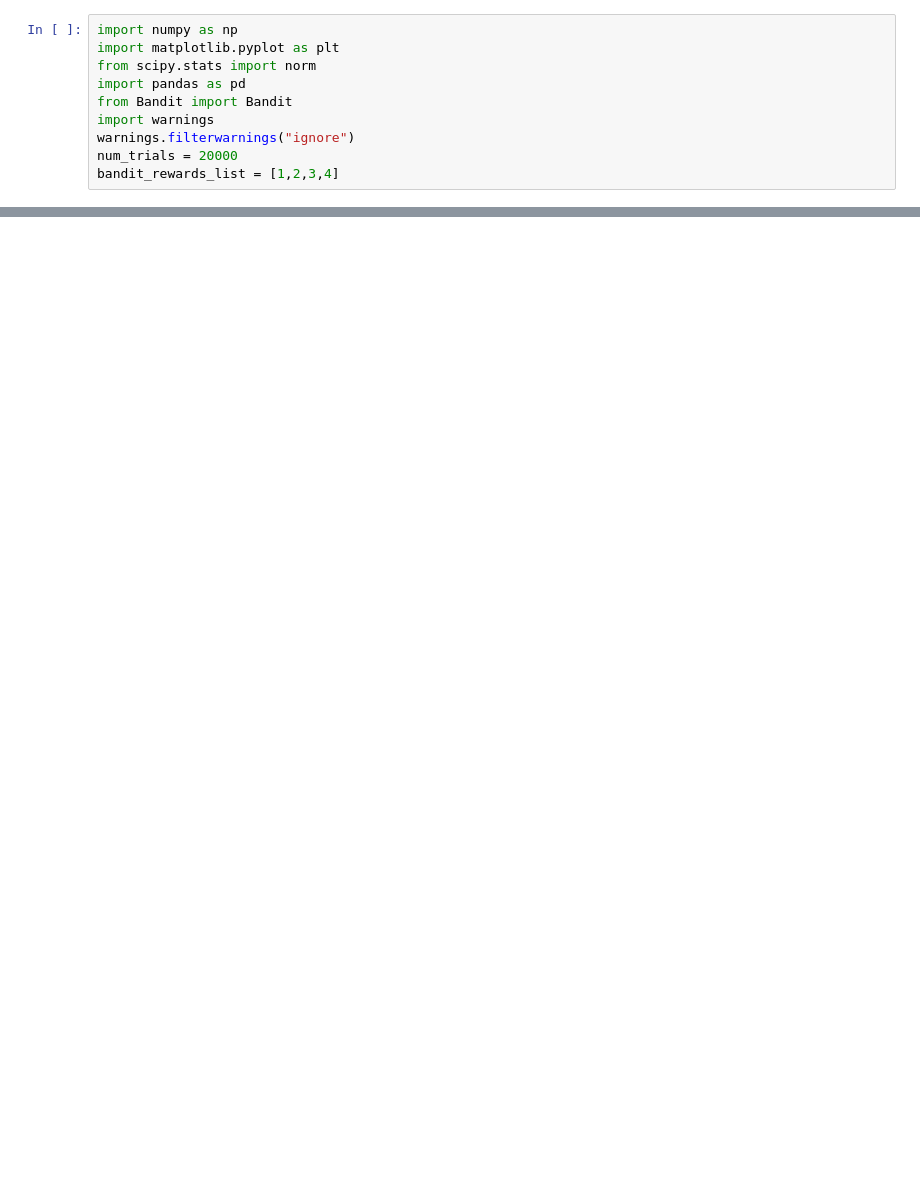
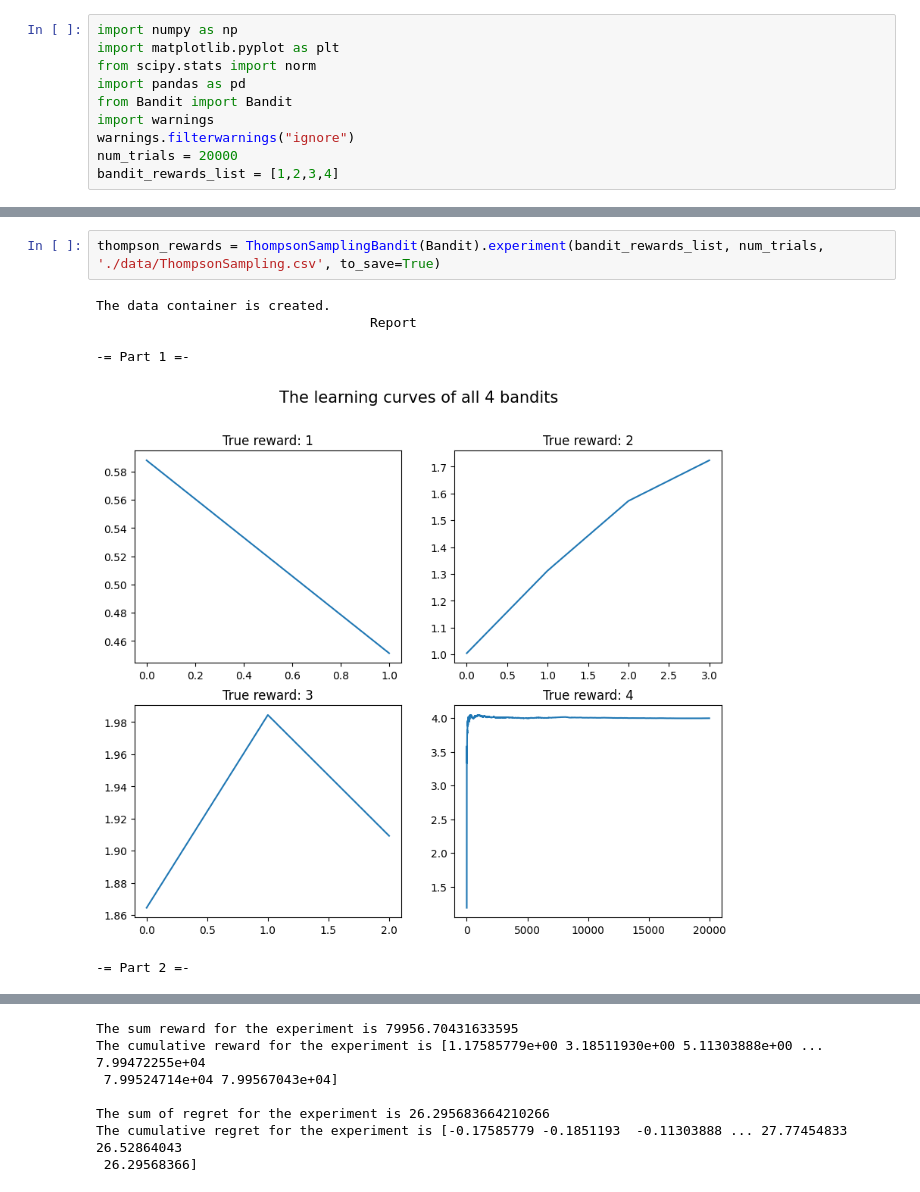
Before and after one commit to lilit54548/MarketingHW2, a Jupyter notebook: ABtesting.ipynb, the cells around one changed output, grey strips where cells are left out. Drawn from its saved outputs; the diff is of its cells as text; blank space fills up the shorter version.

```diff
--- a/ABtesting.ipynb
+++ b/ABtesting.ipynb
@@ -170,0 +211,9 @@ class EpsilonGreedyBandit(Bandit):
+# %%
+thompson_rewards = ThompsonSamplingBandit(Bandit).experiment(bandit_rewards_list, num_trials, './data/ThompsonSampling.csv', to_save=True)
+# %% [output]
+The data container is created.
+                                   Report
+
+-= Part 1 =-
+[figure, added]
+-= Part 2 =-
@@ -170,0 +221,7 @@ class EpsilonGreedyBandit(Bandit):
+The sum reward for the experiment is 79956.70431633595
+The cumulative reward for the experiment is [1.17585779e+00 3.18511930e+00 5.11303888e+00 ... 7.99472255e+04
+ 7.99524714e+04 7.99567043e+04]
+
+The sum of regret for the experiment is 26.295683664210266
+The cumulative regret for the experiment is [-0.17585779 -0.1851193  -0.11303888 ... 27.77454833 26.52864043
+ 26.29568366]
```
Also changed, not shown: parts of 7 cells of this notebook.
